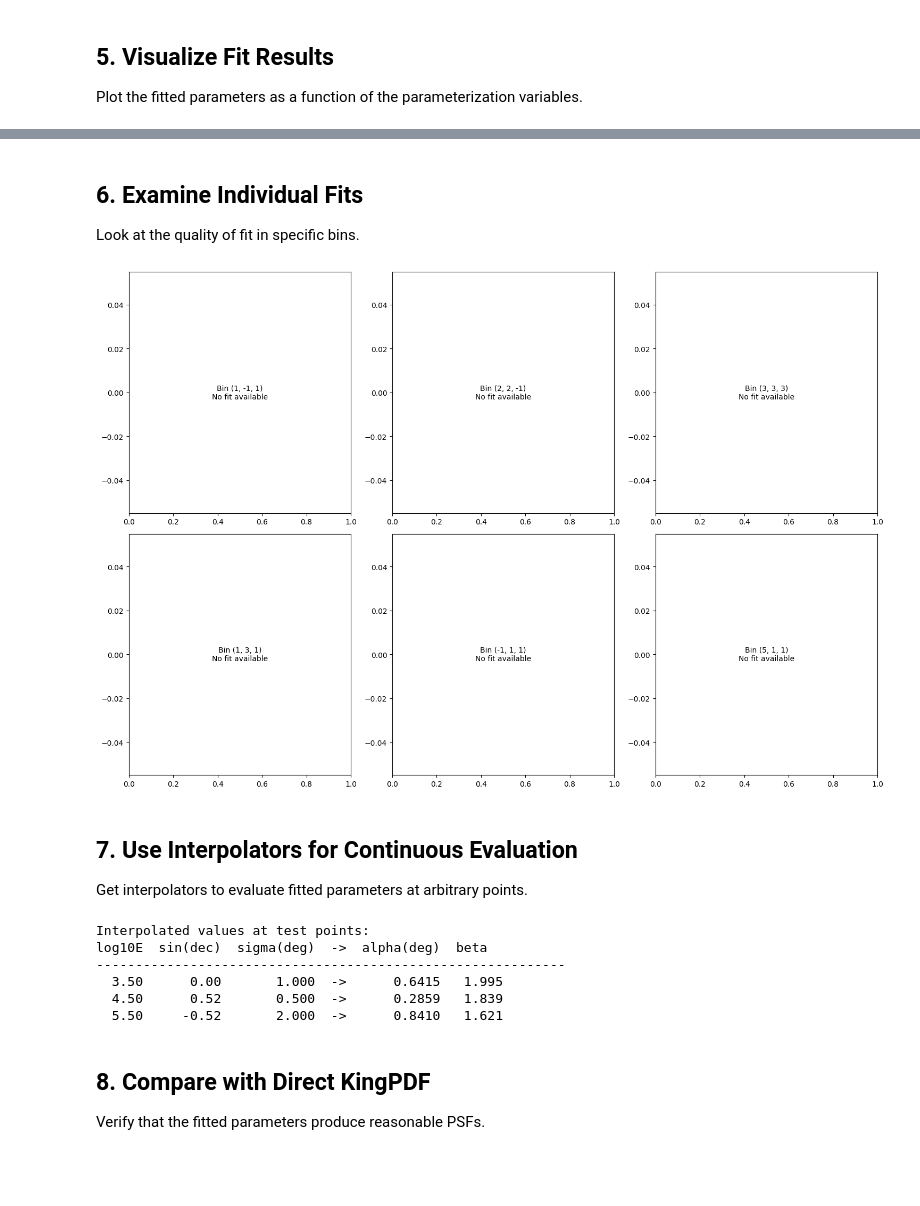
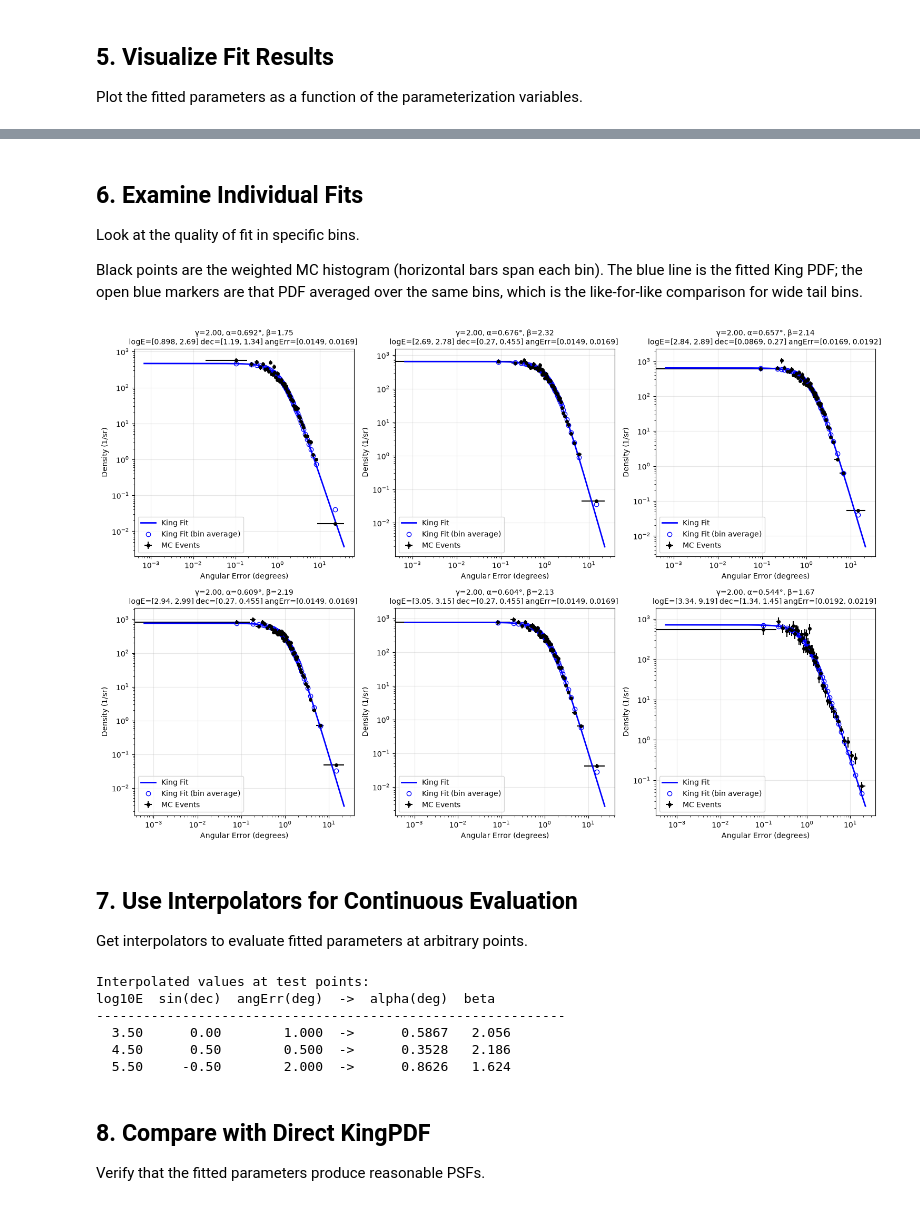
Before and after one commit to icecube/kingmaker, a Jupyter notebook: examples/fitting_demo.ipynb, the cells around one changed output, grey strips where cells are left out. Cells and saved outputs as stored; diff of their text form; code cells hidden in the pictures; blank space fills up the shorter version.

```diff
--- a/examples/fitting_demo.ipynb
+++ b/examples/fitting_demo.ipynb
@@ -183,20 +184,14 @@ gamma_idx = 0
 # Get interpolators for smooth parameter evaluation
 alpha_interp, beta_interp = fitter.get_interpolator(gamma_index=gamma_idx)
 
-# Define plotting bins - these can be arbitrary and independent of internal binning
-# User can customize these for visualization
-plot_energy_bins = np.linspace(2.5, 5.5, 50)   # Fine grid for smooth visualization
-plot_dec_bins = np.arcsin(np.linspace(-0.9, 0.9, 50))  # Fine grid in declination
+# Plot over the span of fitted bin centers so every point is interpolated
+logE_centers = 0.5 * (fitter.parametrization_bins['logE'][1:] + fitter.parametrization_bins['logE'][:-1])
+dec_centers = 0.5 * (fitter.parametrization_bins['dec'][1:] + fitter.parametrization_bins['dec'][:-1])
+plot_energy_bins = np.linspace(logE_centers.min(), logE_centers.max(), 50)
+plot_dec_bins = np.linspace(dec_centers.min(), dec_centers.max(), 50)
 
-# For the sigma dimension, we'll fix at a representative value
-# Could also average over sigma or create separate plots for different sigma values
-# Get a reasonable sigma value from the middle of the range
-if 'angErr' in fitter.bin_names:
-    sigma_idx = fitter.bin_names.index('angErr')
-    # Use median sigma from the fitted data
-    sigma_plot = np.radians(1)  # Representative value: 1 degree
-else:
-    sigma_plot = np.radians(1)
+# Fix angErr at a representative value of 1 degree
+sigma_plot = np.radians(1)
 
 # Create meshgrid for evaluation
 energy_grid, dec_grid = np.meshgrid(plot_energy_bins, plot_dec_bins, indexing='ij')
@@ -277,38 +272,28 @@ Plot generated using interpolation from internal binning:
 ## 6. Examine Individual Fits
 
 Look at the quality of fit in specific bins.
+
+Black points are the weighted MC histogram (horizontal bars span each bin). The blue line is the fitted King PDF; the open blue markers are that PDF averaged over the same bins, which is the like-for-like comparison for wide tail bins.
 # %%
-# Plot fits for a few example bins
+# Plot a typical fit (median alpha) at six energies
+fit_ok = results['fit_quality'][0, 0] > 0
+example_bins = []
+for e in np.linspace(0, fitter.parametrization_shape[0] - 1, 6).astype(int):
+    alpha_e = np.where(fit_ok[e], results['alpha'][0, 0][e], np.nan)
+    if np.all(np.isnan(alpha_e)):
+        continue
+    rest = np.unravel_index(np.nanargmin(np.abs(alpha_e - np.nanmedian(alpha_e))), alpha_e.shape)
+    example_bins.append((int(e),) + tuple(int(i) for i in rest))
+
 fig, axes = plt.subplots(2, 3, figsize=(15, 10))
-axes = axes.flatten()
-
-# Select some bins to visualize
-example_bins = [
-    (1, -1, 1),  # Low energy, low dec
-    (2, 2, -1),  # Mid energy, mid dec
-    (3, 3, 3),  # High energy, high dec
-    (1, 3, 1),  # Low energy, high dec
-    (-1, 1, 1),  # High energy, low dec
-    (5, 1, 1),  # Mid energy, low dec
-]
-
-for i, bin_idx in enumerate(example_bins):
-    if i >= len(axes):
-        break
-
-    try:
-        fitter.plot_fit(bin_indices=bin_idx, gamma_index=0, ax=axes[i])
-        axes[i].set_xscale('log')
-    except Exception as e:
-        axes[i].text(0.5, 0.5, f'Bin {bin_idx}\nNo fit available',
-                     ha='center', va='center', transform=axes[i].transAxes)
-        axes[i].set_xlim(0, 1)
-        #axes[i].set_ylim(0, 1)
+for ax, bin_idx in zip(axes.flatten(), example_bins):
+    fitter.plot_fit(bin_indices=bin_idx, gamma_index=0, ax=ax)
+    ax.set_xscale('log')
 
 plt.tight_layout()
 plt.show()
 # %% [output]
-[figure, old version]
+[figure, new version]
 # %% [markdown]
 ## 7. Use Interpolators for Continuous Evaluation
 
@@ -329,10 +314,10 @@ try:
     beta_values = beta_interp(test_points)
 
     print("Interpolated values at test points:")
-    print("log10E  sin(dec)  sigma(deg)  ->  alpha(deg)  beta")
+    print("log10E  sin(dec)  angErr(deg)  ->  alpha(deg)  beta")
     print("-" * 60)
     for i, point in enumerate(test_points):
-        print(f"{point[0]:6.2f}  {point[1]:8.2f}  {np.degrees(point[2]):10.3f}  ->  "
+        print(f"{point[0]:6.2f}  {np.sin(point[1]):8.2f}  {np.degrees(point[2]):11.3f}  ->  "
               f"{np.degrees(alpha_values[i]):10.4f}  {beta_values[i]:6.3f}")
 
 except ImportError:
@@ -340,11 +325,11 @@ except ImportError:
     print("Install scipy to use interpolation features")
 # %% [output]
 Interpolated values at test points:
-log10E  sin(dec)  sigma(deg)  ->  alpha(deg)  beta
+log10E  sin(dec)  angErr(deg)  ->  alpha(deg)  beta
 ------------------------------------------------------------
-  3.50      0.00       1.000  ->      0.6415   1.995
-  4.50      0.52       0.500  ->      0.2859   1.839
-  5.50     -0.52       2.000  ->      0.8410   1.621
+  3.50      0.00        1.000  ->      0.5867   2.056
+  4.50      0.50        0.500  ->      0.3528   2.186
+  5.50     -0.50        2.000  ->      0.8626   1.624
 # %% [markdown]
 ## 8. Compare with Direct KingPDF
 
```
Also changed, not shown: parts of 9 cells of this notebook, 6 other files.
